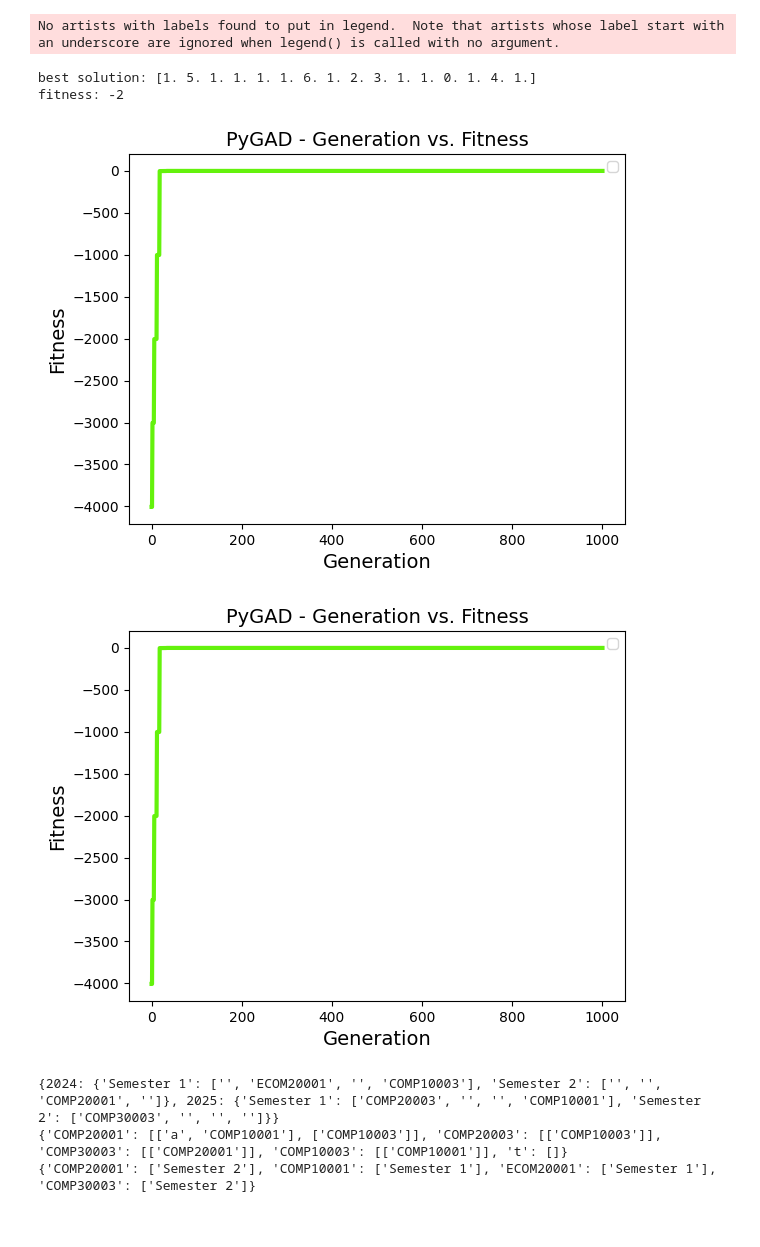
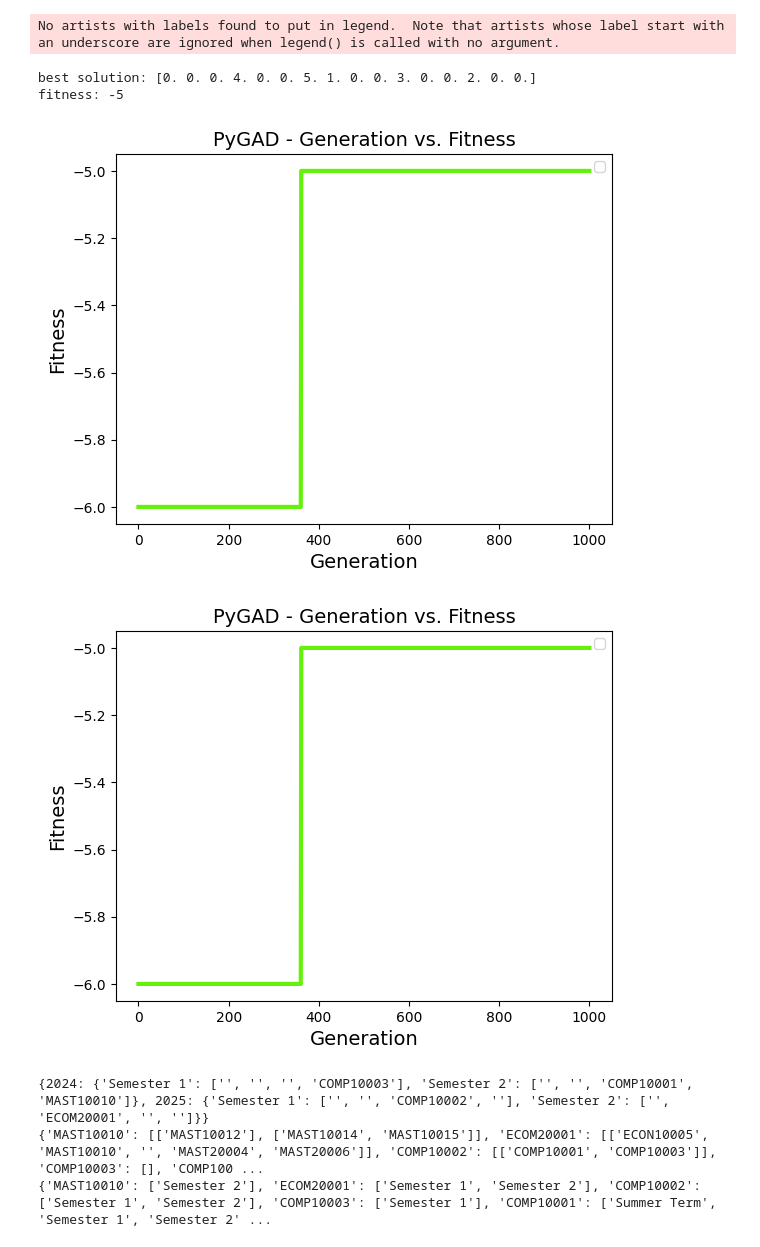
Before and after one commit to lu1w/ultimate-handbook, a Jupyter notebook: resolve.ipynb, the cells around one changed output. Drawn from its saved outputs; the diff is of its cells as text; code cells hidden in the pictures.

```diff
--- a/resolve.ipynb
+++ b/resolve.ipynb
@@ -6,7 +6,7 @@ import pygad
 # %%
 # input
 course = "Science"
-course_planner = {2024:{"Semester 1": ["COMP20001", "COMP30003", "COMP20003", ""], "Semester 2": ["COMP10001", "ECOM20001", "COMP10003", ""]}, 2025:{"Semester 1": ["","","",""], "Semester 2": ["", '','','']}}
+course_planner = {2024:{"Semester 1": ["", "", "", ""], "Semester 2": ["COMP10002", "", "MAST10010", ""]}, 2025:{"Semester 1": ["COMP10001","COMP10003","",""], "Semester 2": ["ECOM20001", '','','']}}
 # %%
 all_subjects = set(subject for sem in course_planner.values() for subjects in sem.values() for subject in subjects)
 subject_to_int = {subject: idx for idx, subject in enumerate(all_subjects)}
@@ -15,6 +15,7 @@ progression_rule = {}
 prereqs = {}
 coreqs = {}
 available_sem = {}
+subject_credits = {}
 # %%
 # fetch data from database
 
@@ -22,14 +23,14 @@ uri = "mongodb+srv://073:UltimateHandbook073@comp30022-073.v76xfnt.mongodb.net/?
 client = MongoClient(uri)
 try:
     client.admin.command('ping')
-    # for subject in all_subjects:
-    #     print(subject)
-    #     if subject:
-    #         record = client['Unimelb_Handbook']['Subject'].find_one({"subjectCode": subject})
-    #         print(record)
-    #         prereqs[subject] = record['prerequisites']
-    #         coreqs[subject] = record['corequisites']
-    #         available_sem[subject] = record['availability']
+    for subject in all_subjects:
+        print(subject)
+        if subject:
+            record = client['Unimelb_Handbook']['Subject'].find_one({"subjectCode": subject})
+            prereqs[subject] = record['prerequisites']
+            coreqs[subject] = record['corequisites']
+            available_sem[subject] = record['availability']
+            subject_credits[subject] = record['points']
     course_object = client['Unimelb_Handbook']['Course'].find_one({"courseName": course})
     progression_rule[1] = course_object["progression1"]
     progression_rule[2] = course_object["progression2"]
@@ -50,8 +59,8 @@ print(coreqs)
 # %%
-# toy example
-prereqs = {"COMP20001": [['a',"COMP10001"], ["COMP10003"]], "COMP20003": [["COMP10003"]], "COMP30003": [["COMP20001"]], "COMP10003": [["COMP10001"]], "t": []}
-coreqs = {"COMP10003": ["ECOM20001"], "t":[]}
-available_sem = {"COMP20001": ["Semester 2"], "COMP10001": ["Semester 1"], "ECOM20001": ["Semester 1"], "COMP30003": ["Semester 2"]}
+# # toy example
+# prereqs = {"COMP20001": [['a',"COMP10001"], ["COMP10003"]], "COMP20003": [["COMP10003"]], "COMP30003": [["COMP20001"]], "COMP10003": [["COMP10001"]], "t": []}
+# coreqs = {"COMP10003": ["ECOM20001"], "t":[]}
+# available_sem = {"COMP20001": ["Semester 2"], "COMP10001": ["Semester 1"], "ECOM20001": ["Semester 1"], "COMP30003": ["Semester 2"]}
 # %%
 # compress to 1d list (required for GA input)
 initial_population = []
@@ -70,7 +79,7 @@ def get_credits(level):
             levels = [int(subject[4]) for subject in subjects if subject]
             if max(levels, default=0) > level:
                 return credit
-            credit += levels.count(level) * 12.5
+            credit += sum([subject_credits[subject] for subject in subjects if subject and int(subject[4]) == level])
     return credit
 
 def progression_rule_penalty():
@@ -178,37 +187,37 @@ def mutation_func(offspring, ga_instance):
     # Swap the subjects
     semesters[group1_idx][elem1_idx], semesters[group2_idx][elem2_idx] = (
         semesters[group2_idx][elem2_idx],
         semesters[group1_idx][elem1_idx],
     )
     return np.array(semesters).reshape(1, -1)
 
 
 def on_gen(ga_instance):
     #print("Generation : ", ga_instance.generations_completed)
     #print("Fitness of the best solution :", ga_instance.best_solution()[1])
     return
 
 initial_population = np.array(initial_population).flatten()
 model = pygad.GA(initial_population = [initial_population, initial_population],
                 fitness_func = f,
                 num_generations = 1000,
                 num_parents_mating = 1,
                 crossover_probability = 0,
                 mutation_probability = 1,
                 on_generation=on_gen,
                 mutation_type = mutation_func)
 
 
 model.run()
 print("\nbest solution:", model.best_solution()[0])
 print("fitness:", model.best_solution()[1])
 model.plot_fitness()
 # %% [output]
 No artists with labels found to put in legend.  Note that artists whose label start with an underscore are ignored when legend() is called with no argument.
-best solution: [1. 5. 1. 1. 1. 1. 6. 1. 2. 3. 1. 1. 0. 1. 4. 1.]
-fitness: -2
+best solution: [0. 0. 0. 4. 0. 0. 5. 1. 0. 0. 3. 0. 0. 2. 0. 0.]
+fitness: -5
-[figure, old version]
+[figure, new version]
-[figure, old version]
+[figure, new version]
 # %%
 # update course planner
 array_to_course_planner(model.best_solution()[0])
@@ -217,6 +226,6 @@ print(course_planner)
 print(prereqs)
 print(available_sem)
 # %% [output]
-{2024: {'Semester 1': ['', 'ECOM20001', '', 'COMP10003'], 'Semester 2': ['', '', 'COMP20001', '']}, 2025: {'Semester 1': ['COMP20003', '', '', 'COMP10001'], 'Semester 2': ['COMP30003', '', '', '']}}
-{'COMP20001': [['a', 'COMP10001'], ['COMP10003']], 'COMP20003': [['COMP10003']], 'COMP30003': [['COMP20001']], 'COMP10003': [['COMP10001']], 't': []}
-{'COMP20001': ['Semester 2'], 'COMP10001': ['Semester 1'], 'ECOM20001': ['Semester 1'], 'COMP30003': ['Semester 2']}
+{2024: {'Semester 1': ['', '', '', 'COMP10003'], 'Semester 2': ['', '', 'COMP10001', 'MAST10010']}, 2025: {'Semester 1': ['', '', 'COMP10002', ''], 'Semester 2': ['', 'ECOM20001', '', '']}}
+{'MAST10010': [['MAST10012'], ['MAST10014', 'MAST10015']], 'ECOM20001': [['ECON10005', 'MAST10010', '', 'MAST20004', 'MAST20006']], 'COMP10002': [['COMP10001', 'COMP10003']], 'COMP10003': [], 'COMP100 ...
+{'MAST10010': ['Semester 2'], 'ECOM20001': ['Semester 1', 'Semester 2'], 'COMP10002': ['Semester 1', 'Semester 2'], 'COMP10003': ['Semester 1'], 'COMP10001': ['Summer Term', 'Semester 1', 'Semester 2' ...
```
Also changed, not shown: parts of 6 cells of this notebook.
